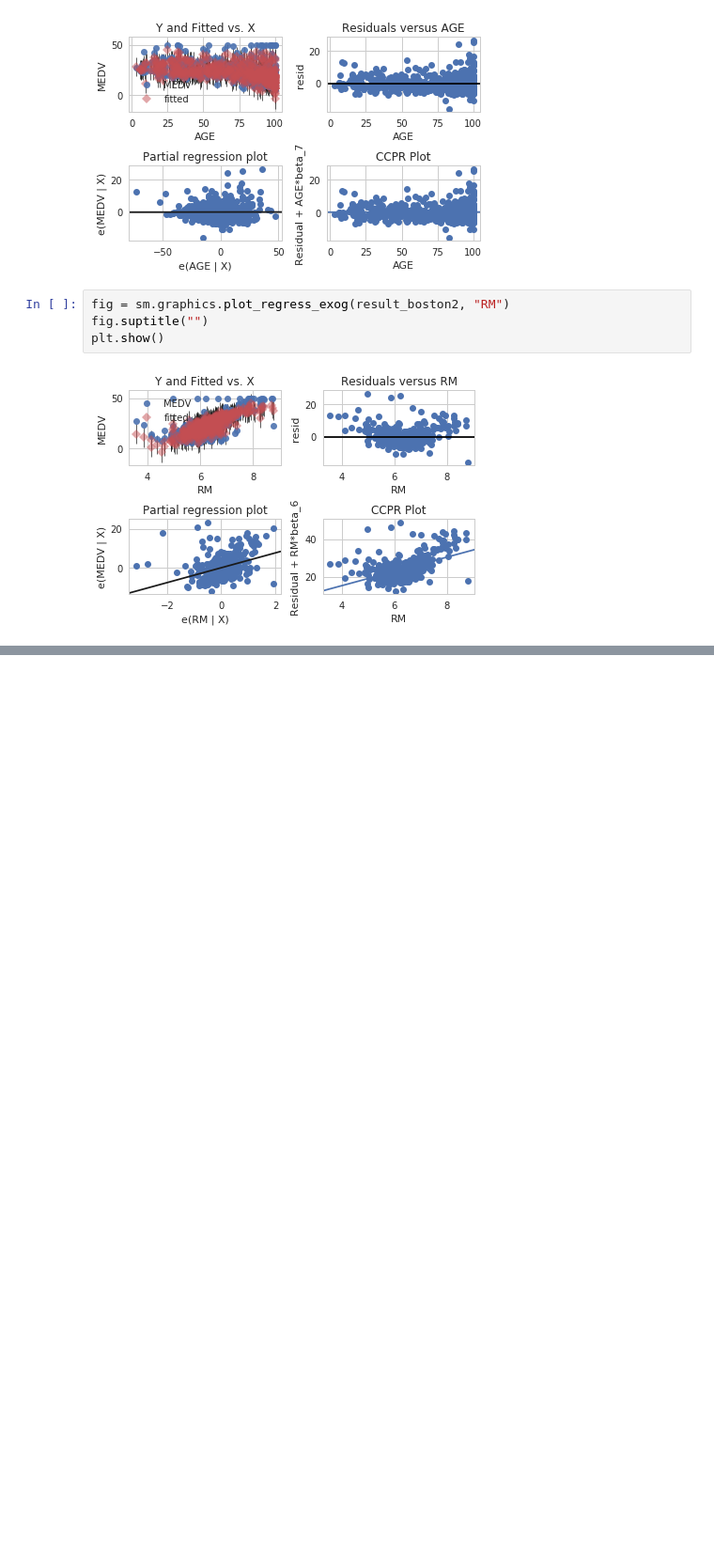
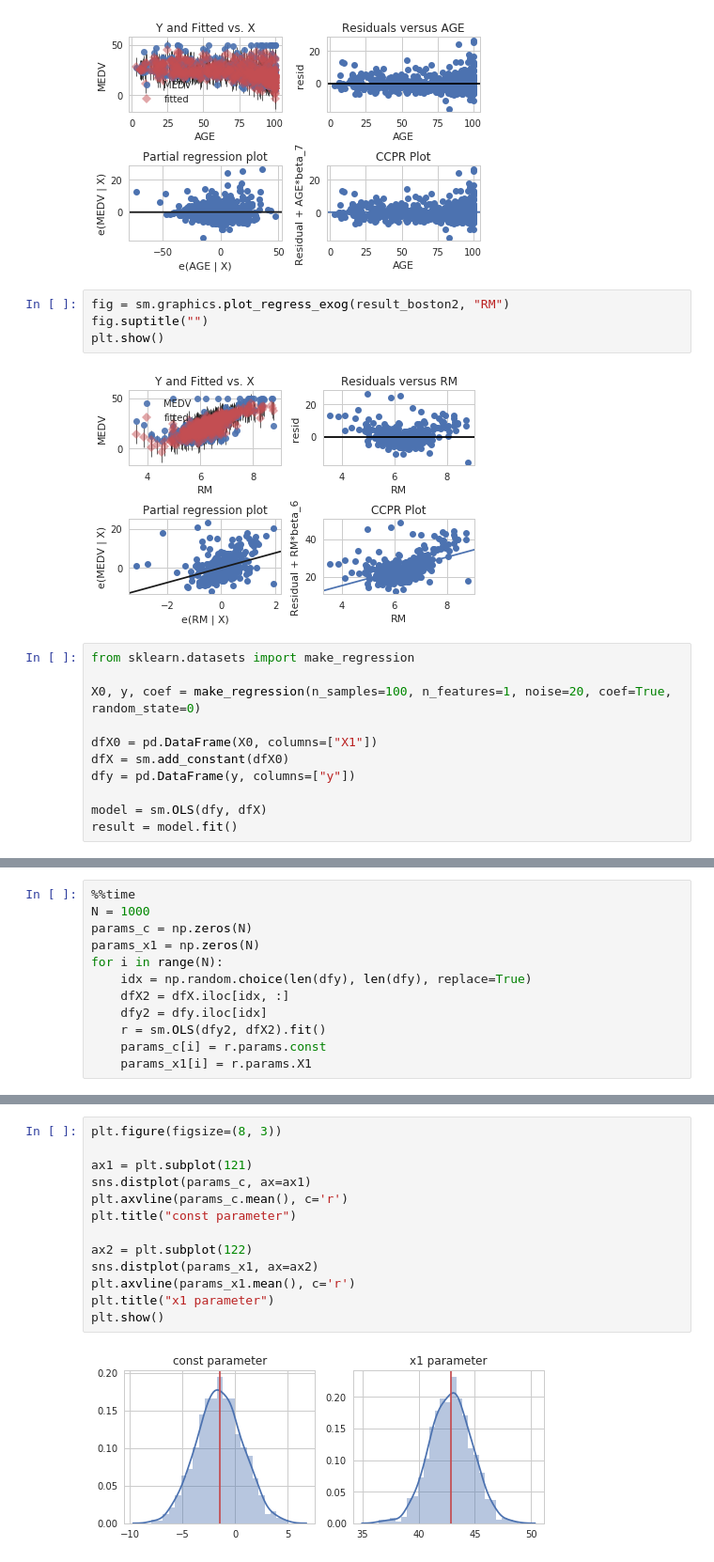
Before and after one commit to jungi21cc/Fastcampus, a Jupyter notebook: WEEK7/week7.ipynb, the cells around one changed output, grey strips where cells are left out. Shown: that part at 94% size. Cells and saved outputs as stored; diff of their text form; blank space fills up the shorter version.

```diff
--- a/WEEK7/week7.ipynb
+++ b/WEEK7/week7.ipynb
@@ -238,3 +239,14 @@ fig.suptitle("")
 plt.show()
 # %% [output]
 [figure]
+# %%
+from sklearn.datasets import make_regression
+
+X0, y, coef = make_regression(n_samples=100, n_features=1, noise=20, coef=True, random_state=0)
+
+dfX0 = pd.DataFrame(X0, columns=["X1"])
+dfX = sm.add_constant(dfX0)
+dfy = pd.DataFrame(y, columns=["y"])
+
+model = sm.OLS(dfy, dfX)
+result = model.fit()
@@ -240,0 +259,12 @@ plt.show()
+# %%
+%%time
+N = 1000
+params_c = np.zeros(N)
+params_x1 = np.zeros(N)
+for i in range(N):
+    idx = np.random.choice(len(dfy), len(dfy), replace=True)
+    dfX2 = dfX.iloc[idx, :]
+    dfy2 = dfy.iloc[idx]
+    r = sm.OLS(dfy2, dfX2).fit()
+    params_c[i] = r.params.const
+    params_x1[i] = r.params.X1
@@ -240,0 +274,15 @@ plt.show()
+# %%
+plt.figure(figsize=(8, 3))
+
+ax1 = plt.subplot(121)
+sns.distplot(params_c, ax=ax1)
+plt.axvline(params_c.mean(), c='r')
+plt.title("const parameter")
+
+ax2 = plt.subplot(122)
+sns.distplot(params_x1, ax=ax2)
+plt.axvline(params_x1.mean(), c='r')
+plt.title("x1 parameter")
+plt.show()
+# %% [output]
+[figure, added]
```
Also changed, not shown: parts of 7 cells of this notebook, 2 other files.
